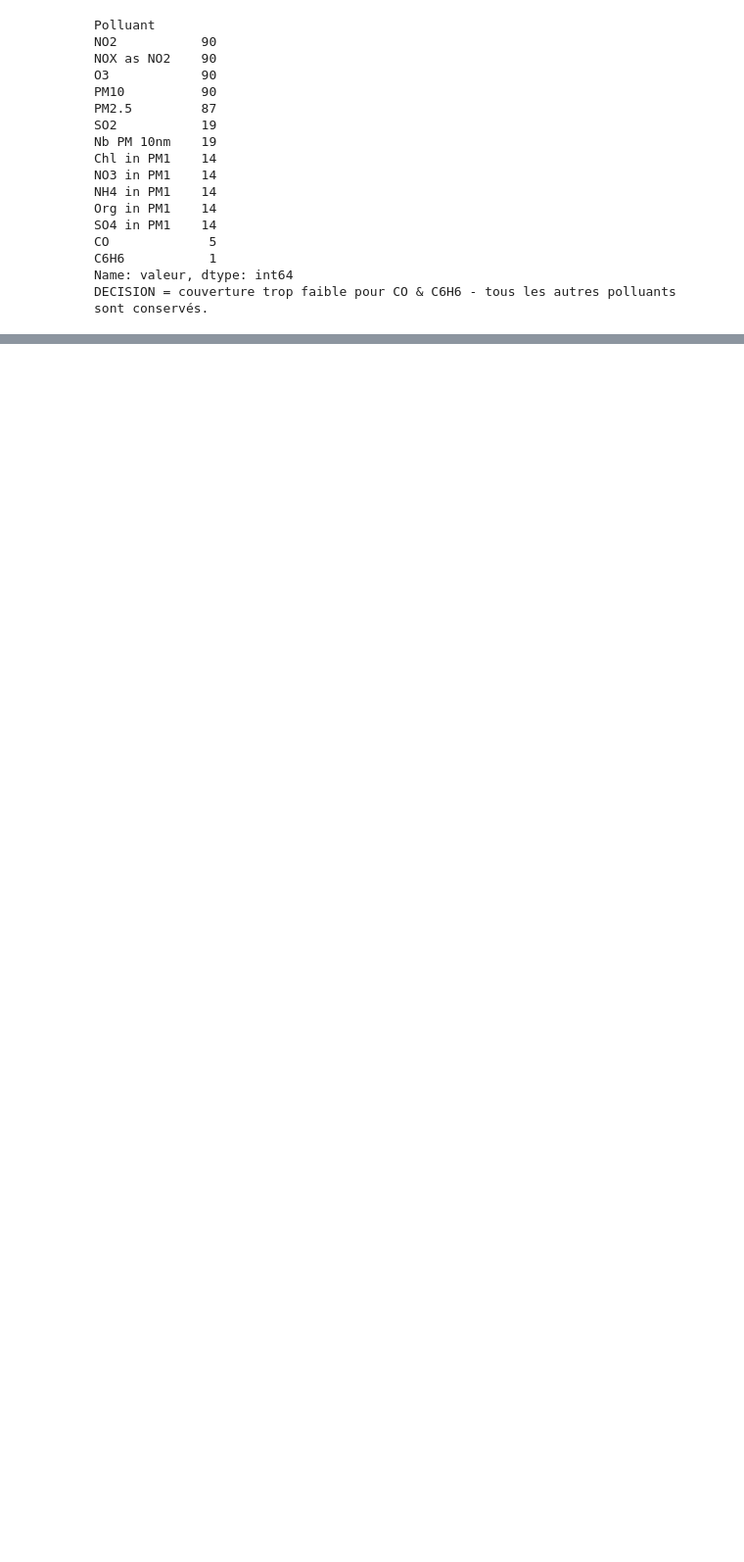
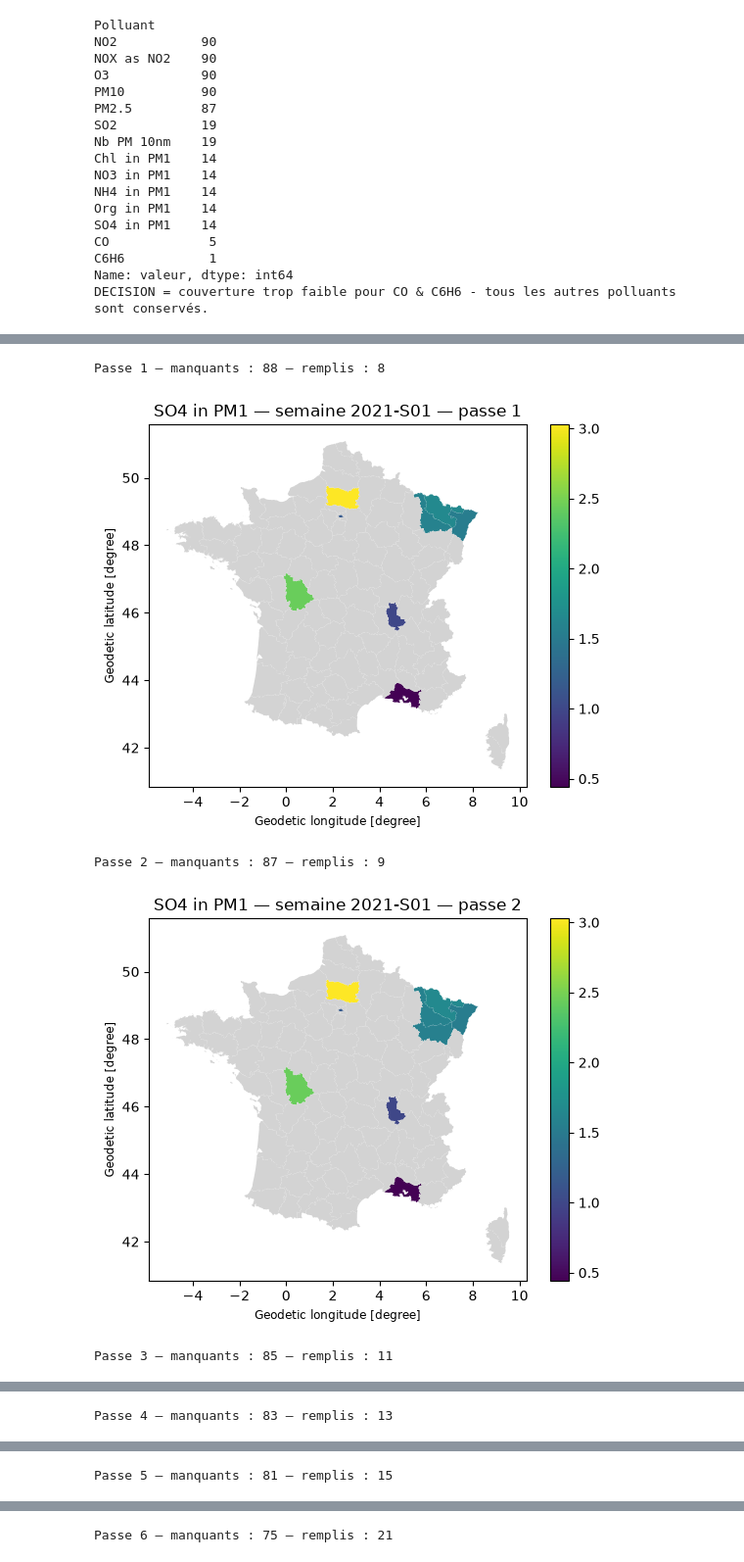
Before and after one commit to jbrocardplatim/LIORA_PROJET_PATHO_RESPIRATOIRES, a Jupyter notebook: notebooks/15_agreg_pollution_round_suivant.ipynb, the cells around one changed output, grey strips where cells are left out. Shown at 98% size. Cells and saved outputs as stored; diff of their text form; code cells hidden in the pictures; blank space fills up the shorter version.

```diff
--- a/notebooks/15_agreg_pollution_round_suivant.ipynb
+++ b/notebooks/15_agreg_pollution_round_suivant.ipynb
@@ -249,0 +312,15 @@ DECISION = couverture trop faible pour CO & C6H6 - tous les autres polluants son
+# %%
+week = toutes_dates[0]
+pol = polluants[10]
+
+tous_depts = [f"{i:02d}" for i in range(1, 96) if i != 20] + ['2A', '2B']
+s_full = pd.Series(np.nan, index=tous_depts, name=pol)
+
+s_source = hebdo_piv[hebdo_piv['date_semaine'] == week].set_index('code_dept')[pol]
+s_full.update(s_source)
+s = s_full.copy()
+n = 0
+
+print(f"Avant toute passe — Départements manquants : {s.isna().sum()}")
+print(f"Départements remplis : {s.notna().sum()}")
+print(s[s.notna()].index.tolist())
@@ -249,0 +331,57 @@ DECISION = couverture trop faible pour CO & C6H6 - tous les autres polluants son
+# %%
+show = True  # passer à False pour désactiver les cartes
+
+# Vérification initiale
+if s.notna().sum() == 0:
+    print("Aucune mesure disponible — arrêt du processus.")
+else:
+    # Phase 1 : passes avec >= 2 voisins
+    while True:
+        n += 1
+        s_avant = s.copy()
+        for dept in s_avant[s_avant.isna()].index:
+            vois_values = [s_avant[v] for v in voisins.get(dept, []) if v in s_avant.index and pd.notna(s_avant[v])]
+            if len(vois_values) >= 2:
+                s[dept] = np.mean(vois_values)
+
+        print(f"Passe {n} — manquants : {s.isna().sum()} — remplis : {s.notna().sum()}")
+
+        if show:
+            geo_plot = geo.copy()
+            geo_plot['valeur'] = s.rename_axis('code')
+            geo_plot.plot(column='valeur', legend=True, missing_kwds={'color': 'lightgrey'})
+            plt.title(f"{pol} — semaine {week} — passe {n}")
+            plt.show()
+
+        if s.isna().sum() == 0:
+            break
+        if s.notna().sum() <= s_avant.notna().sum():  # plus de progression
+            break
+
+    # Phase 2 : passes exceptionnelles avec >= 1 voisin
+    while s.isna().sum() > 0:
+        n += 1
+        s_avant = s.copy()
+        for dept in s_avant[s_avant.isna()].index:
+            vois_values = [s_avant[v] for v in voisins.get(dept, []) if v in s_avant.index and pd.notna(s_avant[v])]
+            if len(vois_values) >= 1:
+                s[dept] = np.mean(vois_values)
+
+        print(f"Passe exceptionnelle {n} — manquants : {s.isna().sum()} — remplis : {s.notna().sum()}")
+
+        if show:
+            geo_plot = geo.copy()
+            geo_plot['valeur'] = s.rename_axis('code')
+            geo_plot.plot(column='valeur', legend=True, missing_kwds={'color': 'lightgrey'})
+            plt.title(f"{pol} — semaine {week} — passe exceptionnelle {n}")
+            plt.show()
+
+        if s.notna().sum() <= s_avant.notna().sum():  # blocage définitif
+            print("Impossible de remplir tous les départements — arrêt.")
+            break
+# %% [output]
+Passe 1 — manquants : 88 — remplis : 8
+[figure, added]
+Passe 2 — manquants : 87 — remplis : 9
+[figure, added]
+Passe 3 — manquants : 85 — remplis : 11
@@ -249,0 +389 @@ DECISION = couverture trop faible pour CO & C6H6 - tous les autres polluants son
+Passe 4 — manquants : 83 — remplis : 13
@@ -249,0 +391 @@ DECISION = couverture trop faible pour CO & C6H6 - tous les autres polluants son
+Passe 5 — manquants : 81 — remplis : 15
@@ -249,0 +393 @@ DECISION = couverture trop faible pour CO & C6H6 - tous les autres polluants son
+Passe 6 — manquants : 75 — remplis : 21
```
Also changed, not shown: parts of 7 cells of this notebook, 4 other files.
